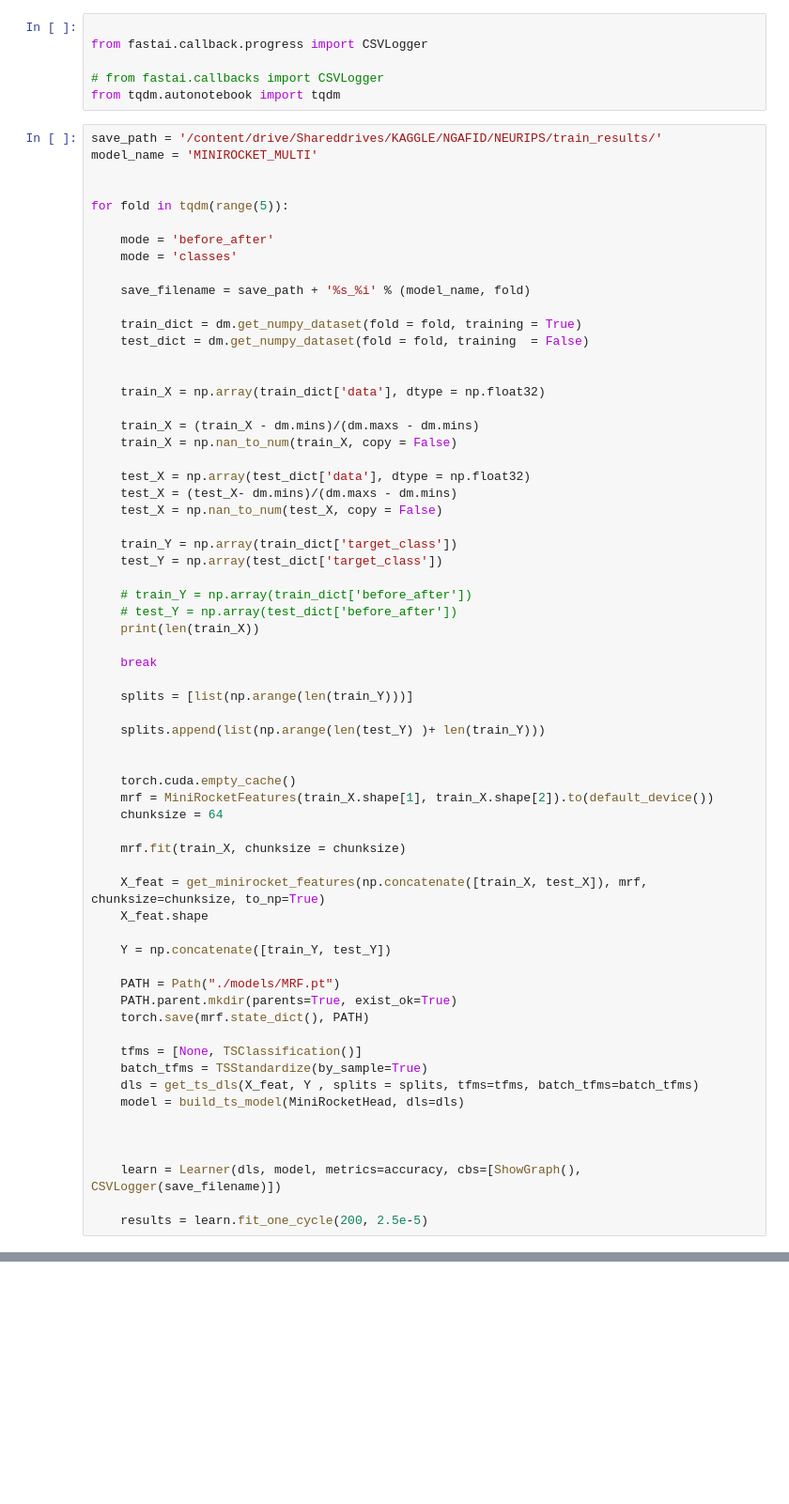
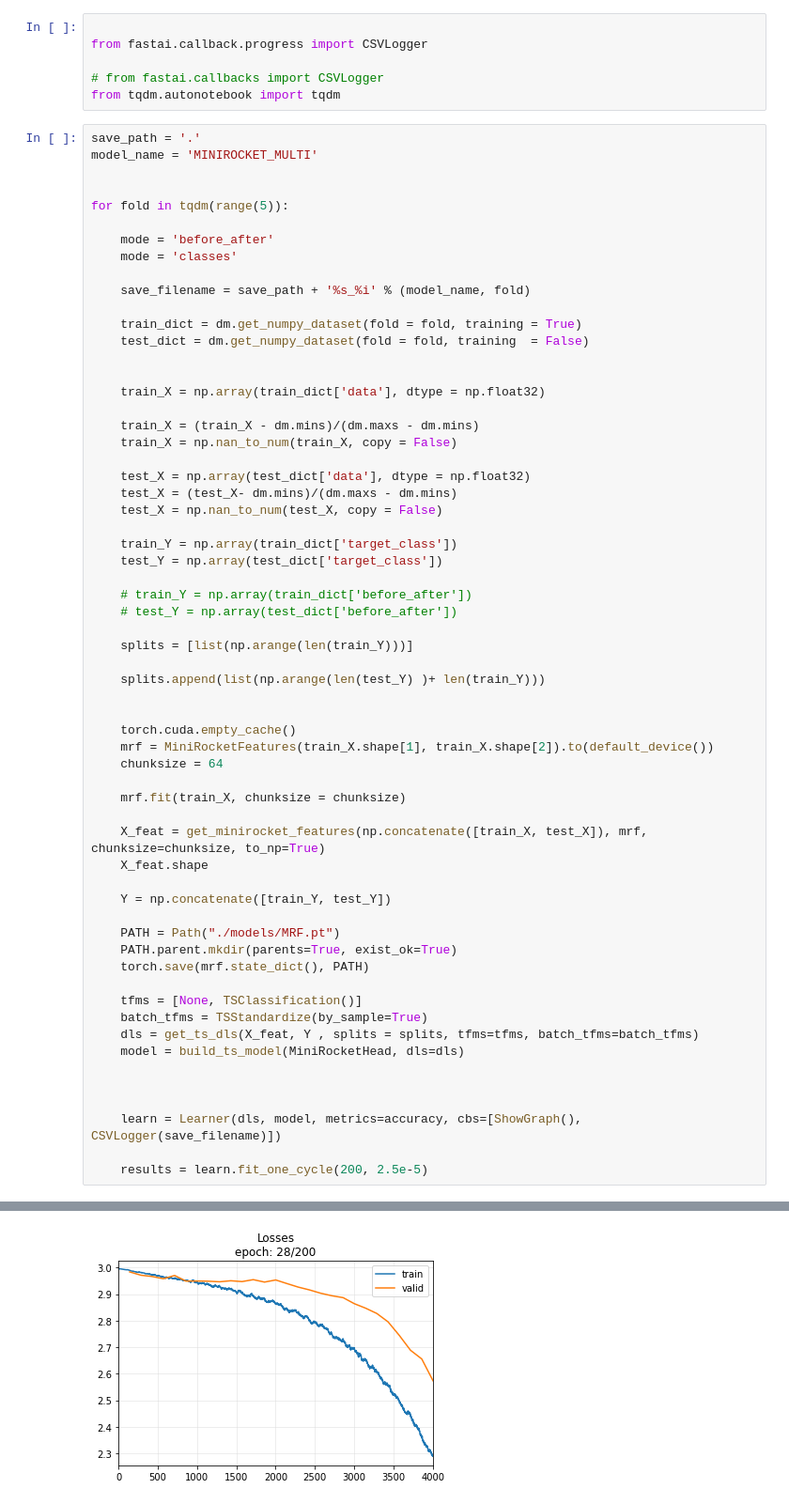
Before and after one commit to hyang0129/NGAFIDDATASET, a Jupyter notebook: NGAFID_DATASET_MINIROCKET_EXAMPLE.ipynb, the cells around one changed output, grey strips where cells are left out. Shown at 94% size. Drawn from its saved outputs; the diff is of its cells as text; blank space fills up the shorter version.

```diff
--- a/NGAFID_DATASET_MINIROCKET_EXAMPLE.ipynb
+++ b/NGAFID_DATASET_MINIROCKET_EXAMPLE.ipynb
@@ -195,7 +69,7 @@ from fastai.callback.progress import CSVLogger
 # from fastai.callbacks import CSVLogger
 from tqdm.autonotebook import tqdm
 # %%
-save_path = '/content/drive/Shareddrives/KAGGLE/NGAFID/NEURIPS/train_results/'
+save_path = '.'
 model_name = 'MINIROCKET_MULTI'
 
 
@@ -224,9 +98,6 @@ for fold in tqdm(range(5)):
 
     # train_Y = np.array(train_dict['before_after'])
     # test_Y = np.array(test_dict['before_after'])
-    print(len(train_X))
-
-    break
 
     splits = [list(np.arange(len(train_Y)))]
 
@@ -262,0 +152 @@ for fold in tqdm(range(5)):
+[figure, added]
```
Also changed, not shown: parts of 14 cells of this notebook.
